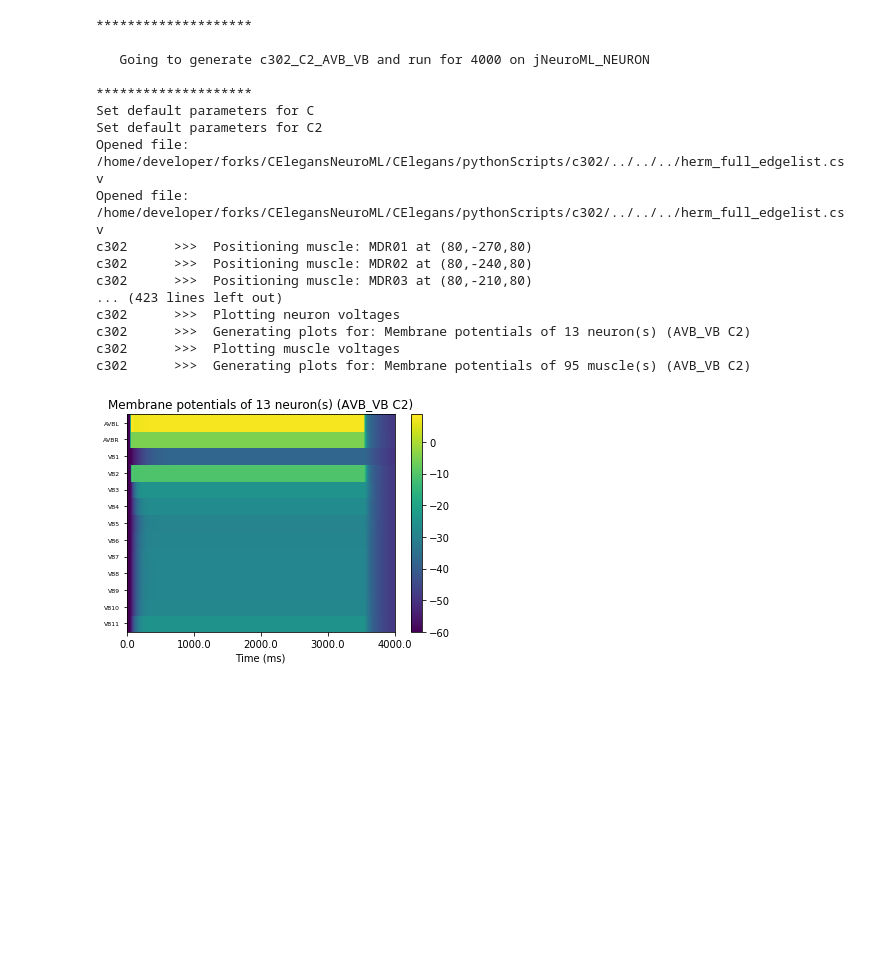
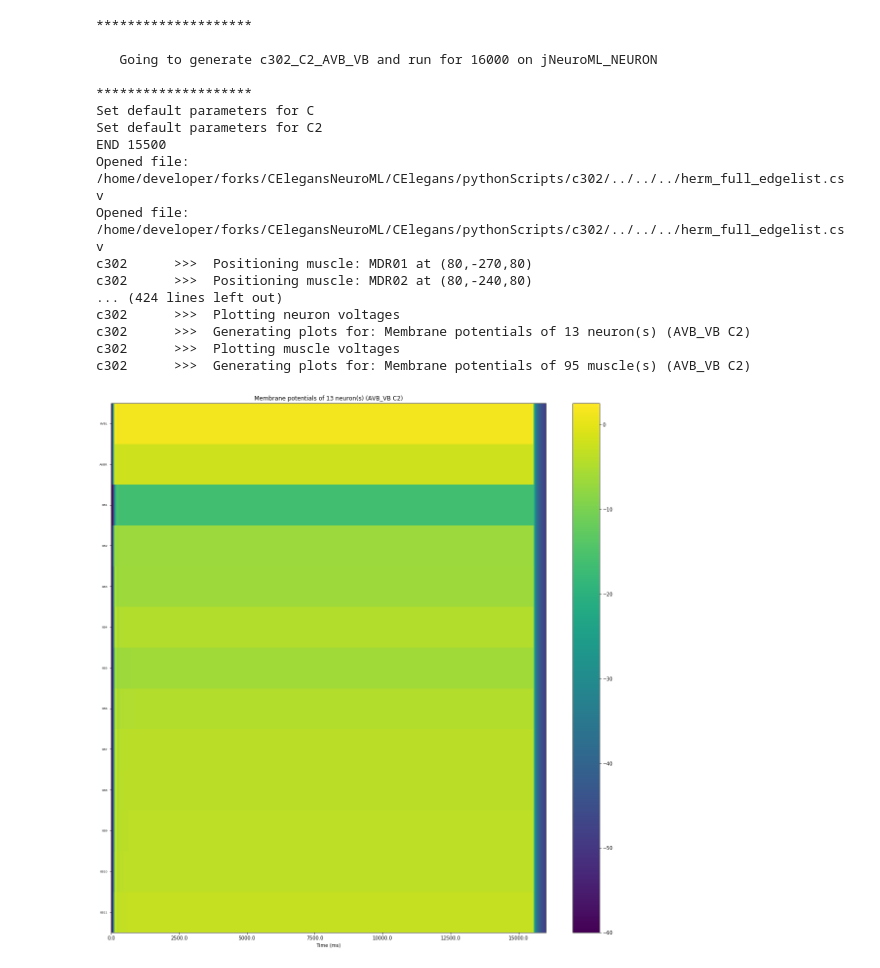
Before and after one commit to openworm/CElegansNeuroML, a Jupyter notebook: CElegans/pythonScripts/c302/notebooks/AVB/AVB-VB.ipynb, the cells around one changed output. Saved outputs shown, nothing was run; the diff lists cells and outputs as text; code cells hidden in the pictures; blank space fills up the shorter version.

```diff
--- a/CElegans/pythonScripts/c302/notebooks/AVB/AVB-VB.ipynb
+++ b/CElegans/pythonScripts/c302/notebooks/AVB/AVB-VB.ipynb
@@ -3,26 +3,29 @@ import os
 import sys
 os.chdir("../..")
 # %%
+%matplotlib inline
+import matplotlib.pyplot as plt
+plt.rcParams['figure.figsize'] = (20.0, 20.0)
+
 from runAndPlot import run_c302
 
-%matplotlib inline
-cells, cells_to_stimulate, params, muscles = run_c302('AVB_VB','C2','',4000,0.05,'jNeuroML_NEURON',verbose=False, plot_ca=False, data_reader="UpdatedSpreadsheetDataReader", config_package="notebooks.configs.AVB")
+cells, cells_to_stimulate, params, muscles = run_c302('AVB_VB','C2','',16000,0.05,'jNeuroML_NEURON',verbose=False, plot_ca=False, data_reader="UpdatedSpreadsheetDataReader", config_package="notebooks.configs.AVB")
 # %% [output]
 ********************
 
-   Going to generate c302_C2_AVB_VB and run for 4000 on jNeuroML_NEURON
+   Going to generate c302_C2_AVB_VB and run for 16000 on jNeuroML_NEURON
 
 ********************
 Set default parameters for C
 Set default parameters for C2
+END 15500
 Opened file: /home/developer/forks/CElegansNeuroML/CElegans/pythonScripts/c302/../../../herm_full_edgelist.csv
 Opened file: /home/developer/forks/CElegansNeuroML/CElegans/pythonScripts/c302/../../../herm_full_edgelist.csv
 c302      >>>  Positioning muscle: MDR01 at (80,-270,80)
 c302      >>>  Positioning muscle: MDR02 at (80,-240,80)
-c302      >>>  Positioning muscle: MDR03 at (80,-210,80)
-... (423 lines left out)
+... (424 lines left out)
 c302      >>>  Plotting neuron voltages
 c302      >>>  Generating plots for: Membrane potentials of 13 neuron(s) (AVB_VB C2)
 c302      >>>  Plotting muscle voltages
 c302      >>>  Generating plots for: Membrane potentials of 95 muscle(s) (AVB_VB C2)
-[figure, old version]
+[figure, new version]
```
Also changed, not shown: parts of 1 cell of this notebook, 4 other files.
